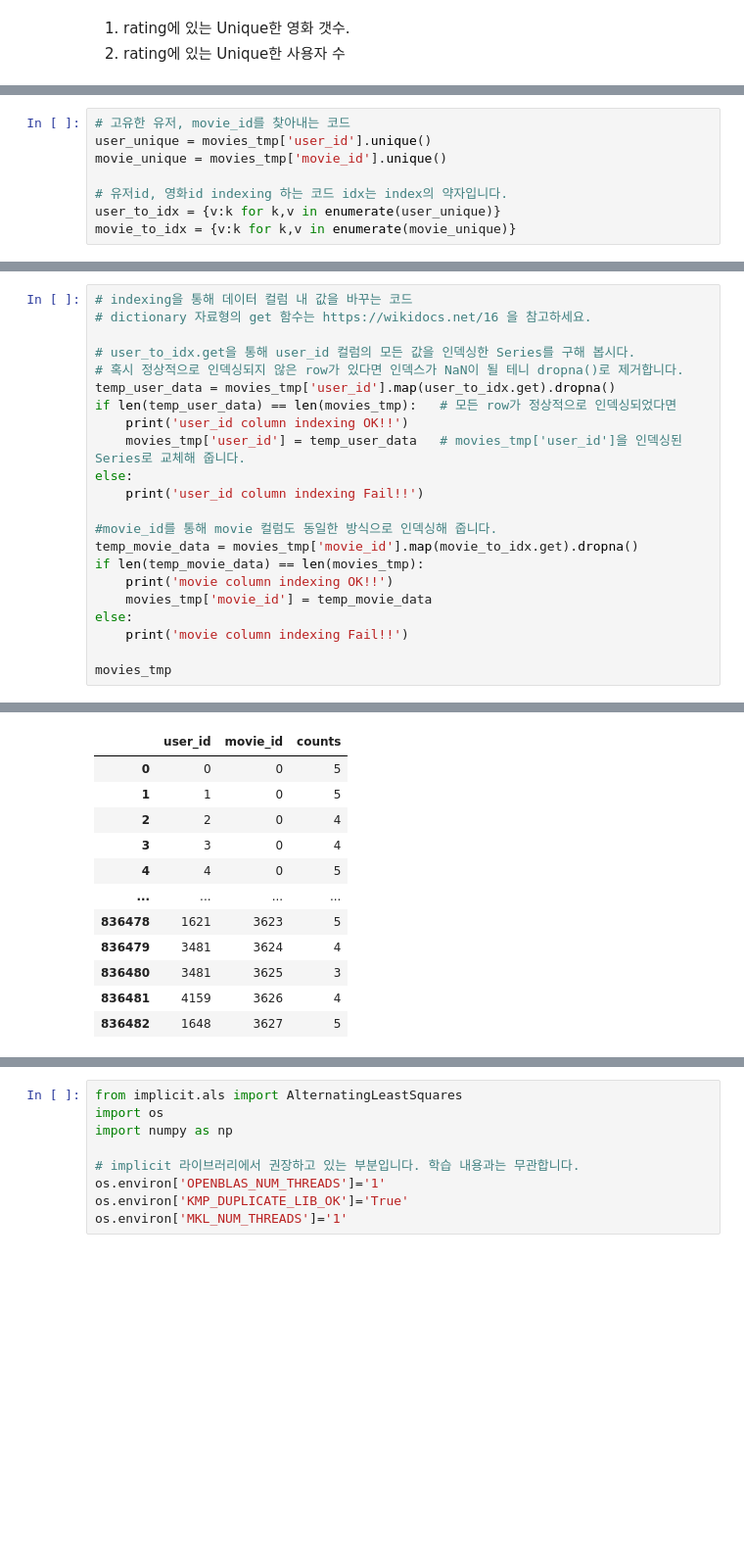
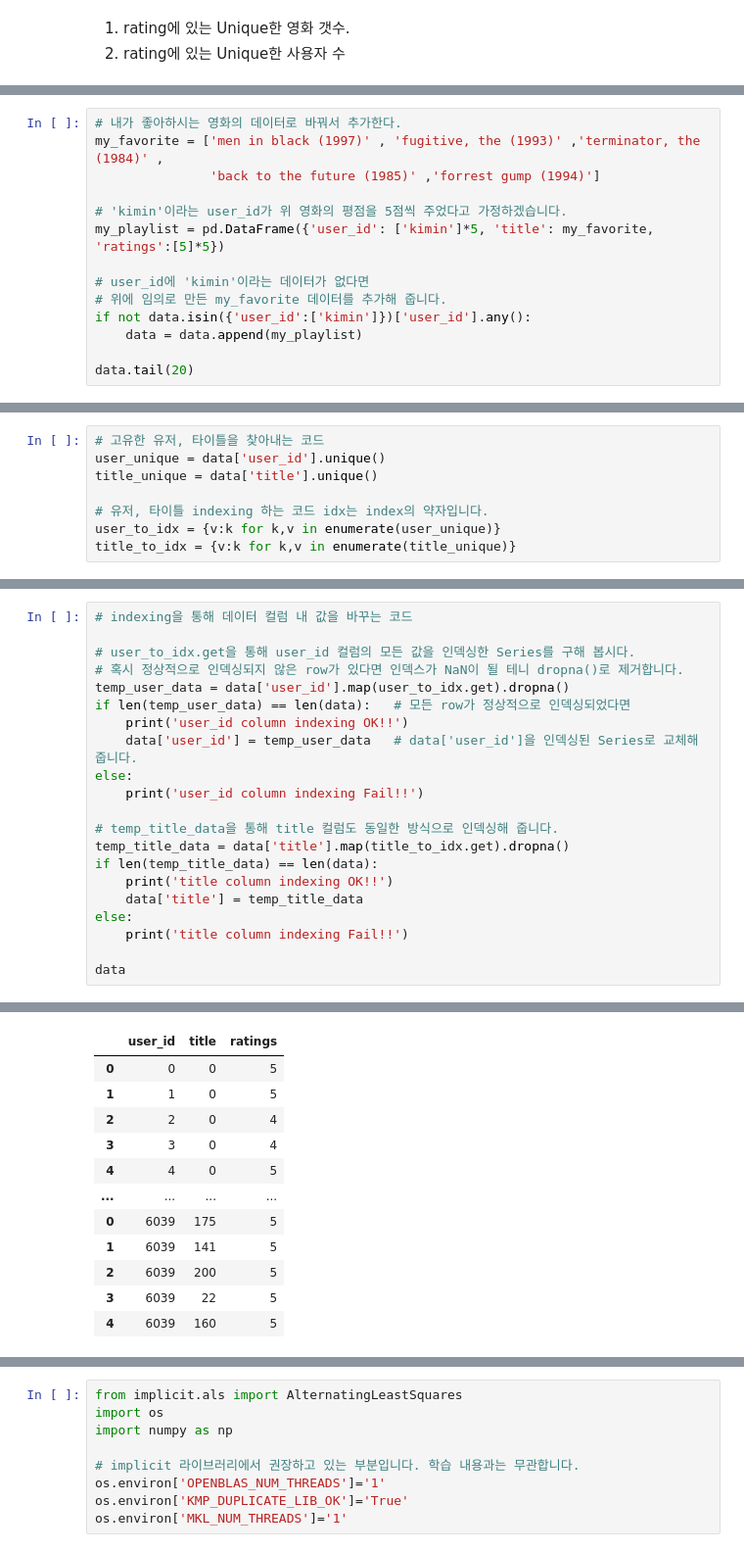
Before and after one commit to lsh231/Exploration_GN4, a Jupyter notebook: [E15]/E15.ipynb, the cells around one changed output, grey strips where cells are left out. Shown at 98% size. Cells and saved outputs as stored; diff of their text form; blank space fills up the shorter version.

```diff
--- a/[E15]/E15.ipynb
+++ b/[E15]/E15.ipynb
@@ -263,0 +142,14 @@ movies_tmp
+# %%
+# 내가 좋아하시는 영화의 데이터로 바꿔서 추가한다.
+my_favorite = ['men in black (1997)' , 'fugitive, the (1993)' ,'terminator, the (1984)' ,
+               'back to the future (1985)' ,'forrest gump (1994)']
+
+# 'kimin'이라는 user_id가 위 영화의 평점을 5점씩 주었다고 가정하겠습니다.
+my_playlist = pd.DataFrame({'user_id': ['kimin']*5, 'title': my_favorite, 'ratings':[5]*5})
+
+# user_id에 'kimin'이라는 데이터가 없다면
+# 위에 임의로 만든 my_favorite 데이터를 추가해 줍니다.
+if not data.isin({'user_id':['kimin']})['user_id'].any():
+    data = data.append(my_playlist)
+
+data.tail(20)
@@ -264,8 +176,8 @@ movies_tmp
 # %%
-# 고유한 유저, movie_id를 찾아내는 코드
-user_unique = movies_tmp['user_id'].unique()
-movie_unique = movies_tmp['movie_id'].unique()
+# 고유한 유저, 타이틀을 찾아내는 코드
+user_unique = data['user_id'].unique()
+title_unique = data['title'].unique()
 
-# 유저id, 영화id indexing 하는 코드 idx는 index의 약자입니다.
+# 유저, 타이틀 indexing 하는 코드 idx는 index의 약자입니다.
 user_to_idx = {v:k for k,v in enumerate(user_unique)}
-movie_to_idx = {v:k for k,v in enumerate(movie_unique)}
+title_to_idx = {v:k for k,v in enumerate(title_unique)}
@@ -304,24 +191,23 @@ movie_to_idx의 사이즈: 3628
 # %%
 # indexing을 통해 데이터 컬럼 내 값을 바꾸는 코드
-# dictionary 자료형의 get 함수는 https://wikidocs.net/16 을 참고하세요.
 
 # user_to_idx.get을 통해 user_id 컬럼의 모든 값을 인덱싱한 Series를 구해 봅시다.
 # 혹시 정상적으로 인덱싱되지 않은 row가 있다면 인덱스가 NaN이 될 테니 dropna()로 제거합니다.
-temp_user_data = movies_tmp['user_id'].map(user_to_idx.get).dropna()
-if len(temp_user_data) == len(movies_tmp):   # 모든 row가 정상적으로 인덱싱되었다면
+temp_user_data = data['user_id'].map(user_to_idx.get).dropna()
+if len(temp_user_data) == len(data):   # 모든 row가 정상적으로 인덱싱되었다면
     print('user_id column indexing OK!!')
-    movies_tmp['user_id'] = temp_user_data   # movies_tmp['user_id']을 인덱싱된 Series로 교체해 줍니다.
+    data['user_id'] = temp_user_data   # data['user_id']을 인덱싱된 Series로 교체해 줍니다.
 else:
     print('user_id column indexing Fail!!')
 
-#movie_id를 통해 movie 컬럼도 동일한 방식으로 인덱싱해 줍니다.
-temp_movie_data = movies_tmp['movie_id'].map(movie_to_idx.get).dropna()
-if len(temp_movie_data) == len(movies_tmp):
-    print('movie column indexing OK!!')
-    movies_tmp['movie_id'] = temp_movie_data
+# temp_title_data을 통해 title 컬럼도 동일한 방식으로 인덱싱해 줍니다.
+temp_title_data = data['title'].map(title_to_idx.get).dropna()
+if len(temp_title_data) == len(data):
+    print('title column indexing OK!!')
+    data['title'] = temp_title_data
 else:
-    print('movie column indexing Fail!!')
+    print('title column indexing Fail!!')
 
-movies_tmp
+data
 # %% [output]
 user_id column indexing OK!!
@@ -329,13 +215,13 @@ movie column indexing OK!!
-|  | user_id | movie_id | counts |
+|  | user_id | title | ratings |
 | 0 | 0 | 0 | 5 |
 | 1 | 1 | 0 | 5 |
 | 2 | 2 | 0 | 4 |
 | 3 | 3 | 0 | 4 |
 | 4 | 4 | 0 | 5 |
 | ... | ... | ... | ... |
-| 836478 | 1621 | 3623 | 5 |
-| 836479 | 3481 | 3624 | 4 |
-| 836480 | 3481 | 3625 | 3 |
-| 836481 | 4159 | 3626 | 4 |
-| 836482 | 1648 | 3627 | 5 |
+| 0 | 6039 | 175 | 5 |
+| 1 | 6039 | 141 | 5 |
+| 2 | 6039 | 200 | 5 |
+| 3 | 6039 | 22 | 5 |
+| 4 | 6039 | 160 | 5 |
 836483 rows × 3 columns
```
Also changed, not shown: parts of 61 cells of this notebook.
